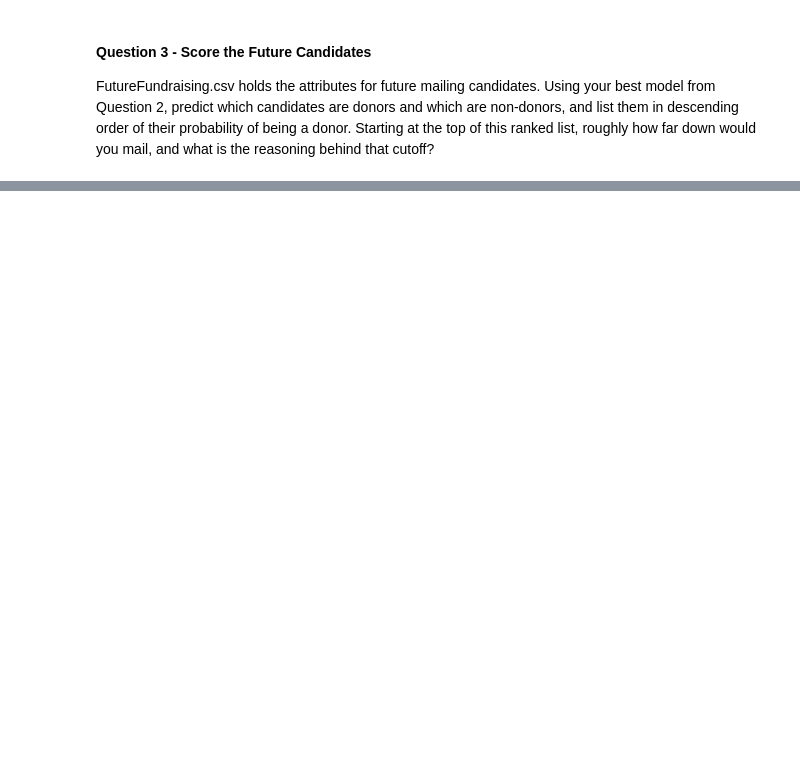
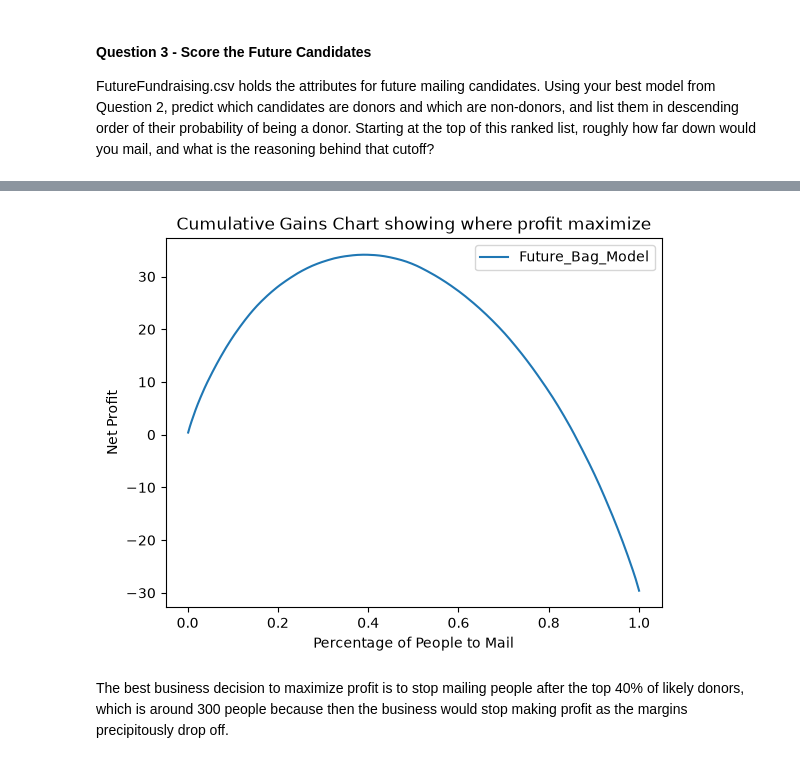
Before and after one commit to sascott9655/ADS-505-, a Jupyter notebook: DirectMailFundraising.ipynb, the cells around one changed output, grey strips where cells are left out. Saved outputs shown, nothing was run; the diff lists cells and outputs as text; code cells hidden in the pictures; blank space fills up the shorter version.

```diff
--- a/DirectMailFundraising.ipynb
+++ b/DirectMailFundraising.ipynb
@@ -288,3 +434,6 @@ FutureFundraising.csv holds the attributes for future mailing candidates. Using
 Question 2, predict which candidates are donors and which are non-donors, and list them in descending
 order of their probability of being a donor. Starting at the top of this ranked list, roughly how far down
 would you mail, and what is the reasoning behind that cutoff?
+# %%
+df2 = pd.read_csv('C:/Users/samsc/Desktop/ADS-505/FutureFundraising.csv')
+df2.head()
@@ -290,0 +461,17 @@ would you mail, and what is the reasoning behind that cutoff?
+# %%
+#Cumulative Gains Net Profit(Holdout):
+
+#based on the probability of donating how much would we spend on each customer
+future_bag_df['Expected_Spending'] = (future_bag_df['probabilities'] * adj_pop_rate * avg_donation)
+
+#how much the business would earn from each customer
+future_bag_df['Earnings_from_Cust'] = (future_bag_df['Expected_Spending'] - avg_mailing)
+
+#sort based on most earned from each customer and calculate cumulative gains of net profit
+future_bag_df = future_bag_df.sort_values('Earnings_from_Cust', ascending=False)
+future_bag_df['Cum Sum'] = future_bag_df['Earnings_from_Cust'].cumsum()
+future_bag_df['index'] = range(len(future_bag_df)) #doing this so we can find what customer to stop training model because it eventually goes
+#toward the negatives if the business mails to every customer
+
+#shows max profit and how many customers to send out mail
+future_bag_df[future_bag_df['Cum Sum'] == future_bag_df['Cum Sum'].max()]
@@ -290,0 +497,22 @@ would you mail, and what is the reasoning behind that cutoff?
+# %%
+def plot_cumulative_gains2(future_bag):
+    fig, ax = plt.subplots()
+
+    #Model line
+    ax.plot(
+        (np.arange(len(future_bag)) + 1) / len(future_bag),
+        future_bag['Cum Sum'],
+        label='Future_Bag_Model')
+
+    ax.set_xlabel('Percentage of People to Mail')
+    ax.set_ylabel('Net Profit')
+    ax.set_title('Cumulative Gains Chart showing where profit maximize')
+
+    ax.legend()
+    plt.show()
+
+plot_cumulative_gains2(future_bag_df)
+# %% [output]
+[figure, added]
+# %% [markdown]
+The best business decision to maximize profit is to stop mailing people after the top 40% of likely donors, which is around 300 people because then the business would stop making profit as the margins precipitously drop off.
```
Also changed, not shown: parts of 21 cells of this notebook.
